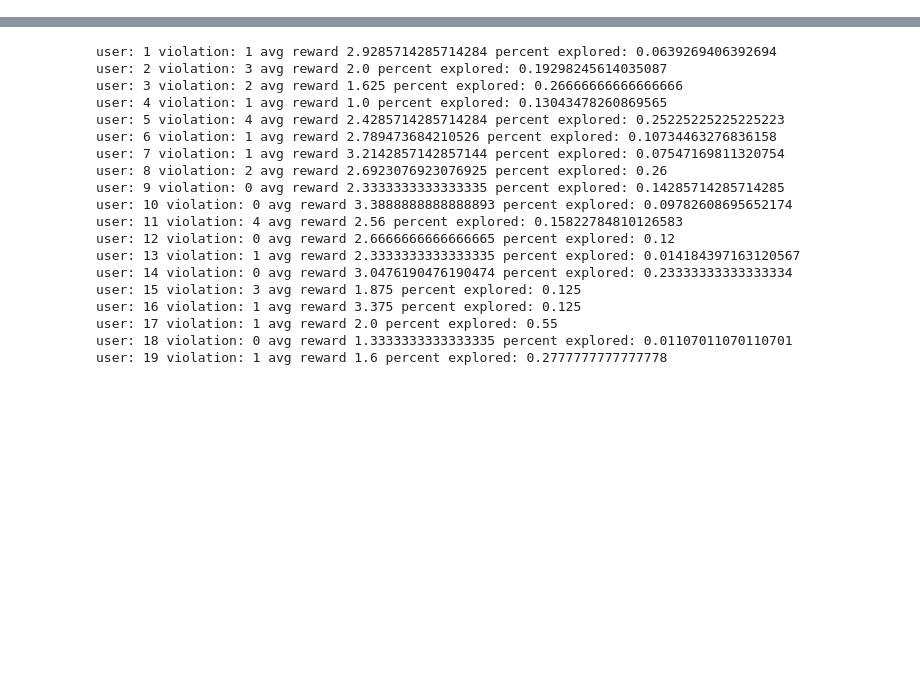
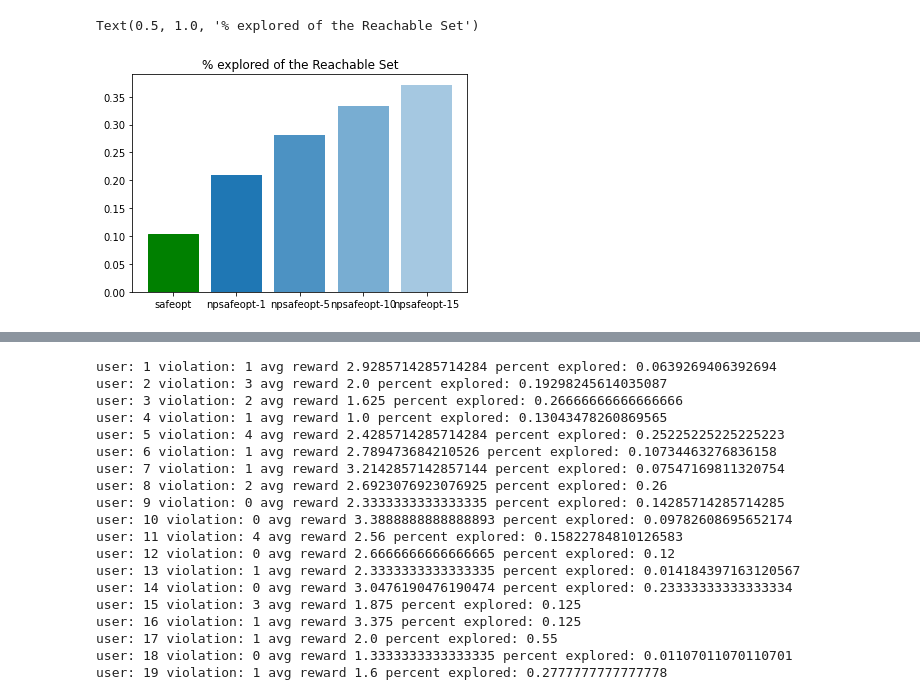
Before and after one commit to Lancial/NeuralProcessSafeOptimization, a Jupyter notebook: safeopt.ipynb, the cells around one changed output, grey strips where cells are left out. Saved outputs shown, nothing was run; the diff lists cells and outputs as text; code cells hidden in the pictures; blank space fills up the shorter version.

```diff
--- a/safeopt.ipynb
+++ b/safeopt.ipynb
@@ -118,3 +142,17 @@ user: 50 violation: 2 avg reward 4.3133333333333335 percent explored: 0.41176470
+# %%
+import matplotlib.pyplot as plt
+barlist = plt.bar(["safeopt", "npsafeopt-1", 'npsafeopt-5', 'npsafeopt-10', 'npsafeopt-15']
+        , [0.1029798102651423, 0.2104029304029304, 0.2813186813186813, 0.3333821733821734, 0.3716117216117216]
+        )
+barlist[0].set_color('g')
+barlist[1].set_alpha(1)
+barlist[2].set_alpha(0.8)
+barlist[3].set_alpha(0.6)
+barlist[4].set_alpha(0.4)
+plt.title('% explored of the Reachable Set')
+# %% [output]
+Text(0.5, 1.0, '% explored of the Reachable Set')
+[figure, added]
 # %%
 p_vio = np.stack(res)[:, 0]
 avg_reward = np.stack(res)[:, 1]
```
Also changed, not shown: parts of 8 cells of this notebook, 13 other files.
